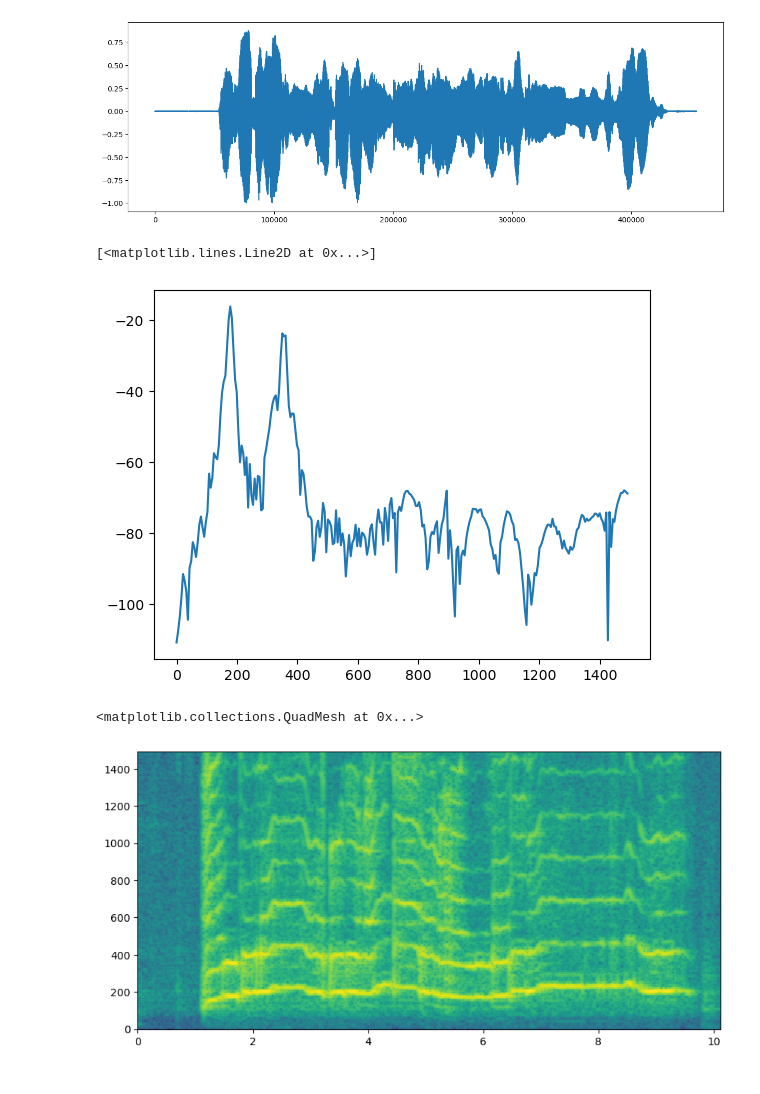
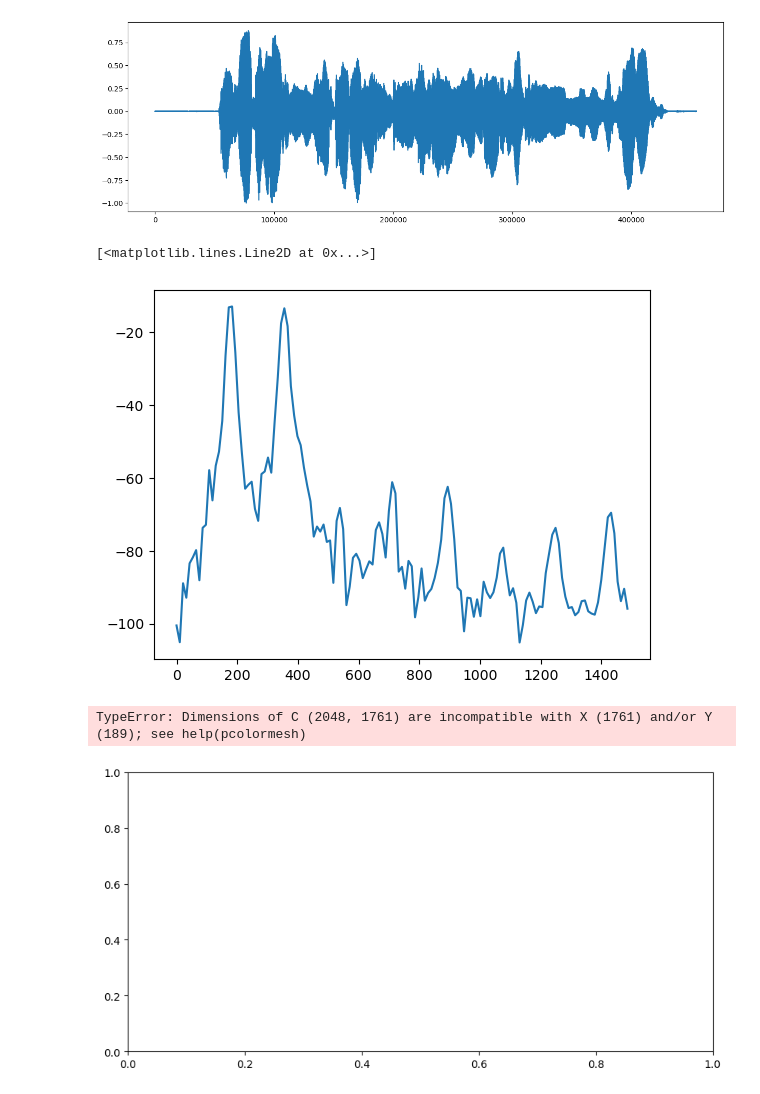
Before and after one commit to vivekvjyn/strawberry-fields, a Jupyter notebook: notebooks/stft.ipynb, the cells around one changed output. Drawn from its saved outputs; the diff is of its cells as text; code cells hidden in the pictures.

```diff
--- a/notebooks/stft.ipynb
+++ b/notebooks/stft.ipynb
@@ -19,8 +19,8 @@ IPython.display.Audio(x, rate=fs)
 [interactive output not drawn]
 [figure]
 # %%
-M=8191
-N=8192
+M=4001
+N=4096
 H=256
 
 hM1 = int(math.floor((M + 1) / 2))
@@ -28,6 +28,7 @@ hM2 = int(math.floor(M / 2))
 eps = np.finfo(float).eps
 
 f = int(1500 * N / fs)
+f2 = int(2048 * N / fs)
 # %%
 w  = get_window('hann', M)
 w = w / sum(w)
@@ -47,10 +45,10 @@ def computeSpectrum(x):
         fftBuffer[N - hM2:] = y[: hM2]
 
         X = fft(fftBuffer)
-        absX = abs(X[:f])
+        absX = abs(X)
         absX[absX < np.finfo(float).eps] = np.finfo(float).eps
         mX = 20 * np.log10(absX)
-        spectrum.append(mX)
+        spectrum.append(mX[:2048])
 
         l += H
 
@@ -60,12 +61,13 @@ spectrum = computeSpectrum(x)
 # %%
-plt.plot(fqs, spectrum[300])
+plt.plot(fqs[:f], spectrum[300][:f])
 # %% [output]
 [<matplotlib.lines.Line2D at 0x...>]
-[figure, old version]
+[figure, new version]
 # %%
 spectrum = np.array(spectrum)
 plt.figure().set_figwidth(10)
-plt.pcolormesh(t, fqs, spectrum.T)
+fqs = np.arange(N) * fs / N
+plt.pcolormesh(t, fqs[:f2-1], spectrum.T)
 # %% [output]
-<matplotlib.collections.QuadMesh at 0x...>
+TypeError: Dimensions of C (2048, 1761) are incompatible with X (1761) and/or Y (189); see help(pcolormesh)
-[figure, old version]
+[figure, new version]
```
Also changed, not shown: parts of 6 cells of this notebook.
